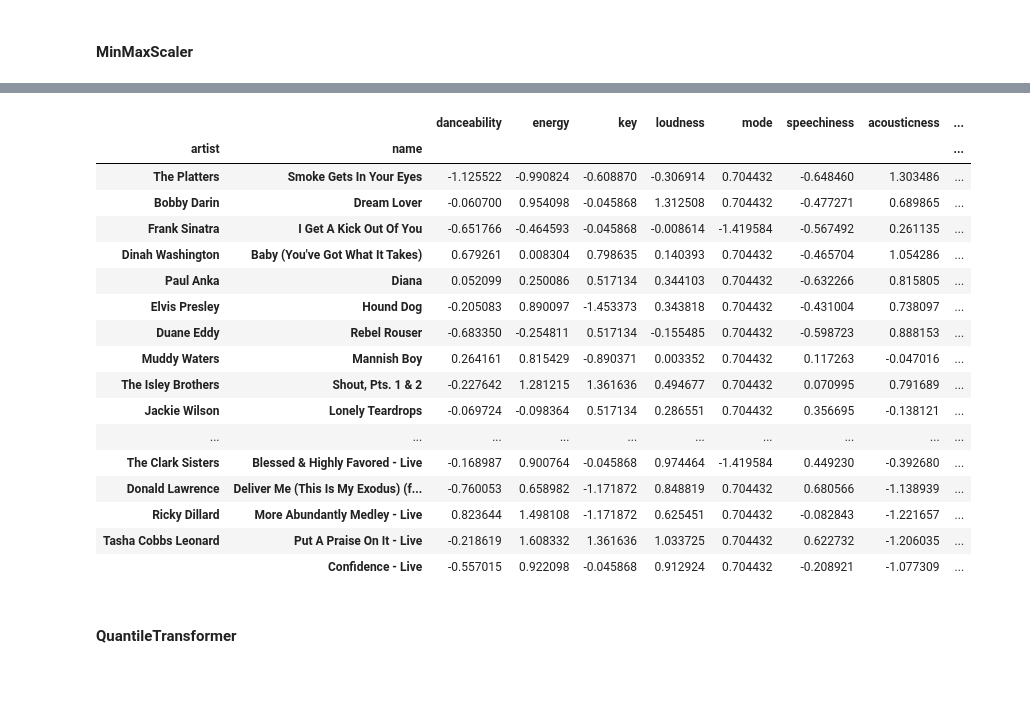
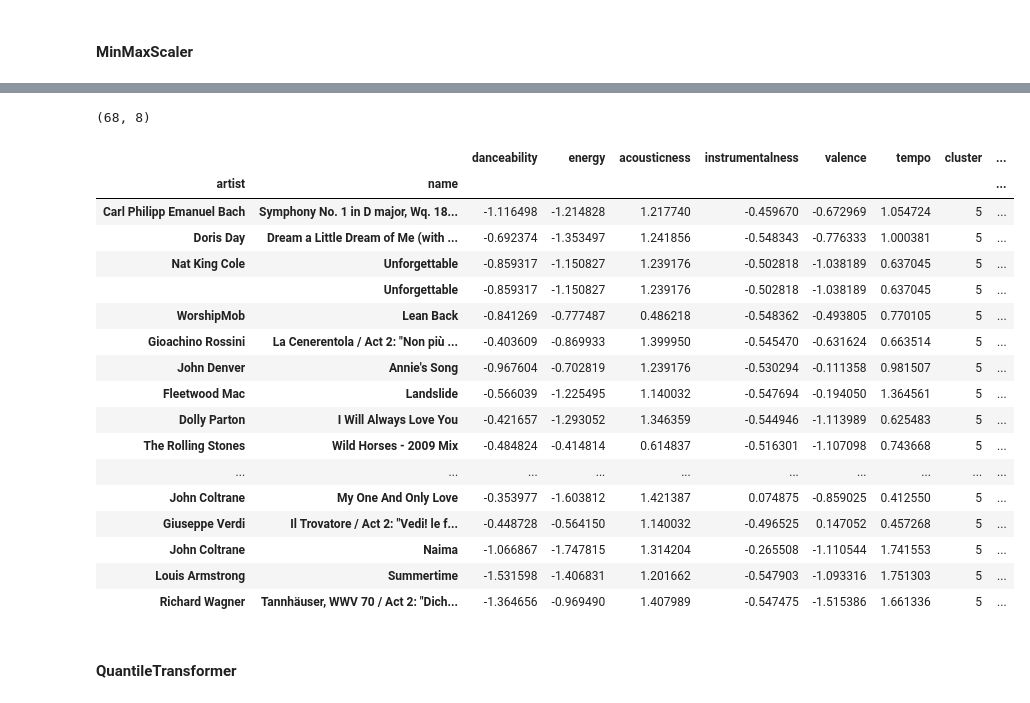
Before and after one commit to Donal-Flanagan/WBS_coding_school_data_science_bootcamp, a Jupyter notebook: wk-8_unsupervised_learning/3_KMeans.ipynb, the cells around one changed output, grey strips where cells are left out. Drawn from its saved outputs; the diff is of its cells as text; code cells hidden in the pictures.

```diff
--- a/wk-8_unsupervised_learning/3_KMeans.ipynb
+++ b/wk-8_unsupervised_learning/3_KMeans.ipynb
@@ -10,7 +14,6 @@ pd.set_option('display.max_rows', 100)
 # 1. read the csv data into a Pandas DataFrame
 df_audio_features = pd.read_csv("../data/spotify/audio_features_1000.csv",
                                 index_col=["artist", "name"])
-df_audio_features.drop('duration_ms', inplace=True, axis=1)
 df_audio_features.describe()
 # %% [output]
 |  | danceability | energy | key | loudness | mode | speechiness | acousticness | instrumentalness | ... |
@@ -187,6 +195,23 @@ def look_for_number_of_clusters(scaled_audio_features):
     sns.lineplot(x=range(2, max_k), y=silhouette_score_list)
     sns.scatterplot(x=range(2, max_k), y=silhouette_score_list)
     plt.show()
+
+def assign_clusters_and_distance_to_centroid(scaled_audio_features, k_means):
+
+    dist_cols = ['danceability', 'energy', 'acousticness', 'instrumentalness', 'valence', 'tempo']
+
+    centroids = pd.DataFrame(k_means.cluster_centers_, columns=scaled_audio_features.columns)
+    scaled_audio_features['cluster'] = k_means.labels_
+
+    scaled_audio_features['dist_to_centroid'] = scaled_audio_features.apply(
+        lambda row: distance.euclidean(row[dist_cols], centroids.loc[row.cluster]),
+        axis=1
+    )
+
+    print('inertia: ', k_means.inertia_)
+    print('silhouette_score: ', silhouette_score(scaled_audio_features, k_means.labels_))
+
+    return scaled_audio_features
 # %% [markdown]
 #### MinMaxScaler
 # %%
@@ -211,12 +236,18 @@ look_for_number_of_clusters(scaled_audio_features)
 # %%
+# Transform data and strip unnecessary columns
+audio_features = df_audio_features.copy()
+audio_features.drop(['duration_ms', 'speechiness', 'key', 'loudness', 'time_signature', 'liveness', 'mode'], inplace=True, axis=1)
+
+transformer = MinMaxScaler(feature_range=(0,1))
+scaled_audio_features = transformer.fit_transform(audio_features)
+scaled_audio_features = pd.DataFrame(scaled_audio_features,
+                                     index=audio_features.index,
+                                     columns=audio_features.columns)
+
 # Check the best values
-
-k_means = KMeans(n_clusters=13, n_init=27, random_state=123)
+k_means = KMeans(n_clusters=6, n_init=27, random_state=123)
 k_means.fit(scaled_audio_features)
 
-print('inertia: ', k_means.inertia_)
-print('silhouette_score: ', silhouette_score(scaled_audio_features, k_means.labels_))
-
-scaled_audio_features['cluster'] = k_means.labels_
+scaled_audio_features = assign_clusters_and_distance_to_centroid(scaled_audio_features, k_means)
 scaled_audio_features.head()
 # %% [output]
@@ -232,24 +263,29 @@ silhouette_score:  0.13222783913312441
 # %%
-scaled_audio_features[scaled_audio_features.cluster==0].head(100)
+''' This configuration looks promising '''
+
+cluster_num = 5
+print(scaled_audio_features[scaled_audio_features.cluster==cluster_num].shape)
+scaled_audio_features[scaled_audio_features.cluster==cluster_num].sort_values('dist_to_centroid').head(30)
 # %% [output]
+(68, 8)
-|  |  | danceability | energy | key | loudness | mode | speechiness | acousticness | ... |
+|  |  | danceability | energy | acousticness | instrumentalness | valence | tempo | cluster | ... |
 | artist | name |  |  |  |  |  |  |  | ... |
-| The Platters | Smoke Gets In Your Eyes | -1.125522 | -0.990824 | -0.608870 | -0.306914 | 0.704432 | -0.648460 | 1.303486 | ... |
-| Bobby Darin | Dream Lover | -0.060700 | 0.954098 | -0.045868 | 1.312508 | 0.704432 | -0.477271 | 0.689865 | ... |
-| Frank Sinatra | I Get A Kick Out Of You | -0.651766 | -0.464593 | -0.045868 | -0.008614 | -1.419584 | -0.567492 | 0.261135 | ... |
-| Dinah Washington | Baby (You've Got What It Takes) | 0.679261 | 0.008304 | 0.798635 | 0.140393 | 0.704432 | -0.465704 | 1.054286 | ... |
-| Paul Anka | Diana | 0.052099 | 0.250086 | 0.517134 | 0.344103 | 0.704432 | -0.632266 | 0.815805 | ... |
-| Elvis Presley | Hound Dog | -0.205083 | 0.890097 | -1.453373 | 0.343818 | 0.704432 | -0.431004 | 0.738097 | ... |
-| Duane Eddy | Rebel Rouser | -0.683350 | -0.254811 | 0.517134 | -0.155485 | 0.704432 | -0.598723 | 0.888153 | ... |
-| Muddy Waters | Mannish Boy | 0.264161 | 0.815429 | -0.890371 | 0.003352 | 0.704432 | 0.117263 | -0.047016 | ... |
-| The Isley Brothers | Shout, Pts. 1 & 2 | -0.227642 | 1.281215 | 1.361636 | 0.494677 | 0.704432 | 0.070995 | 0.791689 | ... |
-| Jackie Wilson | Lonely Teardrops | -0.069724 | -0.098364 | 0.517134 | 0.286551 | 0.704432 | 0.356695 | -0.138121 | ... |
+| Carl Philipp Emanuel Bach | Symphony No. 1 in D major, Wq. 18... | -1.116498 | -1.214828 | 1.217740 | -0.459670 | -0.672969 | 1.054724 | 5 | ... |
+| Doris Day | Dream a Little Dream of Me (with ... | -0.692374 | -1.353497 | 1.241856 | -0.548343 | -0.776333 | 1.000381 | 5 | ... |
+| Nat King Cole | Unforgettable | -0.859317 | -1.150827 | 1.239176 | -0.502818 | -1.038189 | 0.637045 | 5 | ... |
+|  | Unforgettable | -0.859317 | -1.150827 | 1.239176 | -0.502818 | -1.038189 | 0.637045 | 5 | ... |
+| WorshipMob | Lean Back | -0.841269 | -0.777487 | 0.486218 | -0.548362 | -0.493805 | 0.770105 | 5 | ... |
+| Gioachino Rossini | La Cenerentola / Act 2: "Non più ... | -0.403609 | -0.869933 | 1.399950 | -0.545470 | -0.631624 | 0.663514 | 5 | ... |
+| John Denver | Annie's Song | -0.967604 | -0.702819 | 1.239176 | -0.530294 | -0.111358 | 0.981507 | 5 | ... |
+| Fleetwood Mac | Landslide | -0.566039 | -1.225495 | 1.140032 | -0.547694 | -0.194050 | 1.364561 | 5 | ... |
+| Dolly Parton | I Will Always Love You | -0.421657 | -1.293052 | 1.346359 | -0.544946 | -1.113989 | 0.625483 | 5 | ... |
+| The Rolling Stones | Wild Horses - 2009 Mix | -0.484824 | -0.414814 | 0.614837 | -0.516301 | -1.107098 | 0.743668 | 5 | ... |
 | ... | ... | ... | ... | ... | ... | ... | ... | ... | ... |
-| The Clark Sisters | Blessed & Highly Favored - Live | -0.168987 | 0.900764 | -0.045868 | 0.974464 | -1.419584 | 0.449230 | -0.392680 | ... |
-| Donald Lawrence | Deliver Me (This Is My Exodus) (f... | -0.760053 | 0.658982 | -1.171872 | 0.848819 | 0.704432 | 0.680566 | -1.138939 | ... |
-| Ricky Dillard | More Abundantly Medley - Live | 0.823644 | 1.498108 | -1.171872 | 0.625451 | 0.704432 | -0.082843 | -1.221657 | ... |
-| Tasha Cobbs Leonard | Put A Praise On It - Live | -0.218619 | 1.608332 | 1.361636 | 1.033725 | 0.704432 | 0.622732 | -1.206035 | ... |
-|  | Confidence - Live | -0.557015 | 0.922098 | -0.045868 | 0.912924 | 0.704432 | -0.208921 | -1.077309 | ... |
+| John Coltrane | My One And Only Love | -0.353977 | -1.603812 | 1.421387 | 0.074875 | -0.859025 | 0.412550 | 5 | ... |
+| Giuseppe Verdi | Il Trovatore / Act 2: "Vedi! le f... | -0.448728 | -0.564150 | 1.140032 | -0.496525 | 0.147052 | 0.457268 | 5 | ... |
+| John Coltrane | Naima | -1.066867 | -1.747815 | 1.314204 | -0.265508 | -1.110544 | 1.741553 | 5 | ... |
+| Louis Armstrong | Summertime | -1.531598 | -1.406831 | 1.201662 | -0.547903 | -1.093316 | 1.751303 | 5 | ... |
+| Richard Wagner | Tannhäuser, WWV 70 / Act 2: "Dich... | -1.364656 | -0.969490 | 1.407989 | -0.547475 | -1.515386 | 1.661336 | 5 | ... |
 # %% [markdown]
 #### QuantileTransformer
 # %%
```
Also changed, not shown: parts of 22 cells of this notebook, 2 other files.
